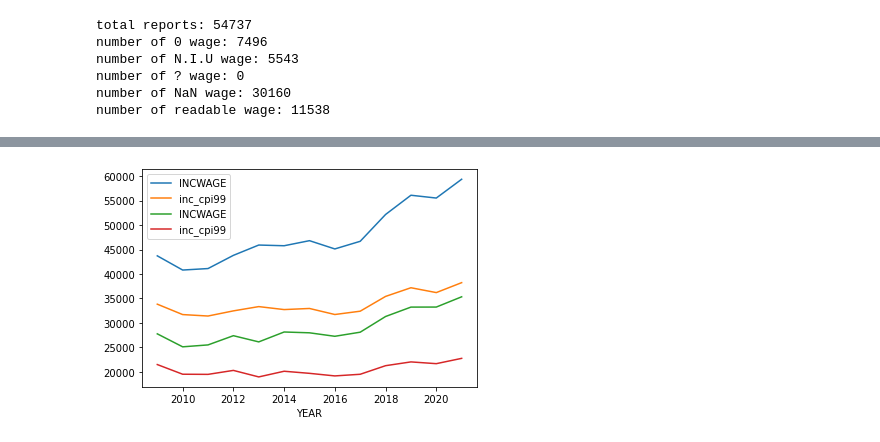
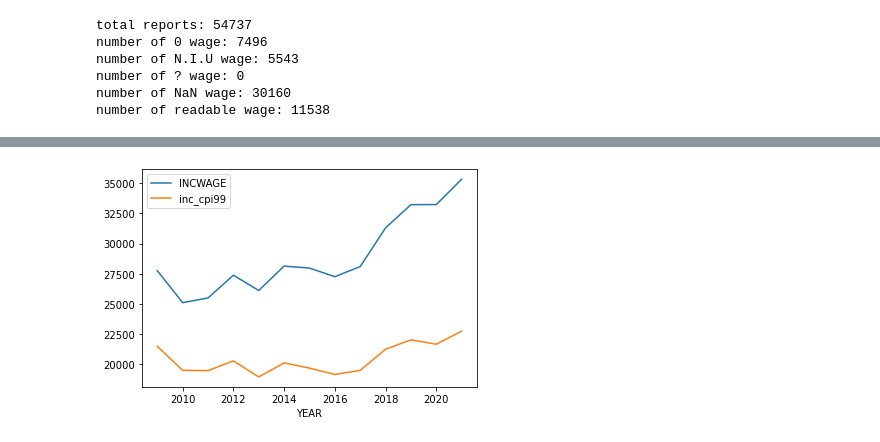
Before and after one commit to weiyueli7/beginners-newbies, a Jupyter notebook: util/vis.ipynb, the cells around one changed output, grey strips where cells are left out. Drawn from its saved outputs; the diff is of its cells as text; code cells hidden in the pictures.

```diff
--- a/util/vis.ipynb
+++ b/util/vis.ipynb
@@ -19,6 +19,6 @@ Drop useless columns
 raw_data = pd.read_csv('../data/beginner.csv')
 simple_data = raw_data[[
     'YEAR', 'SERIAL', 'REGION', 'NFAMS', 'PERNUM',
-    'AGE', 'SEX', 'EMPSTAT', 'OCC', 'UHRSWORKT',
+    'RACE', 'AGE', 'SEX', 'EMPSTAT', 'OCC', 'UHRSWORKT',
     'WKSTAT', 'JOBCERT', 'EDUC', 'INCWAGE', 'OINCWAGE']]
 simple_data.to_csv('../data/simple_data.csv', index=False)
@@ -53,16 +61,16 @@ sns.heatmap(corr, xticklabels=corr.columns, yticklabels=corr.columns)
 # %%
 def clean_wage(df):
     # df['OINCWAGE'] = df['OINCWAGE'].replace(np.nan, 0).replace(99999999, 0).replace(99999998, 0)
     # df['inc_salary'] = df['INCWAGE'] - df['OINCWAGE']
 
     df['cpi99'] = df['YEAR'].apply(lambda yr : cpi99_cons[str(yr)])
     df['inc_cpi99'] = df['INCWAGE'] * df['cpi99']
 
     df.groupby('YEAR').mean()['INCWAGE'].plot(legend=True)
     df.groupby('YEAR').mean()['inc_cpi99'].plot(legend=True)
 
-clean_wage(filtered_nonzero)
-# plt.figure()
+# clean_wage(filtered_nonzero)
 clean_wage(filtered)
+plt.savefig('incwage_cpi99.png')
 # %% [output]
-[figure, old version]
+[figure, new version]
```
Also changed, not shown: parts of 9 cells of this notebook, 4 other files.
